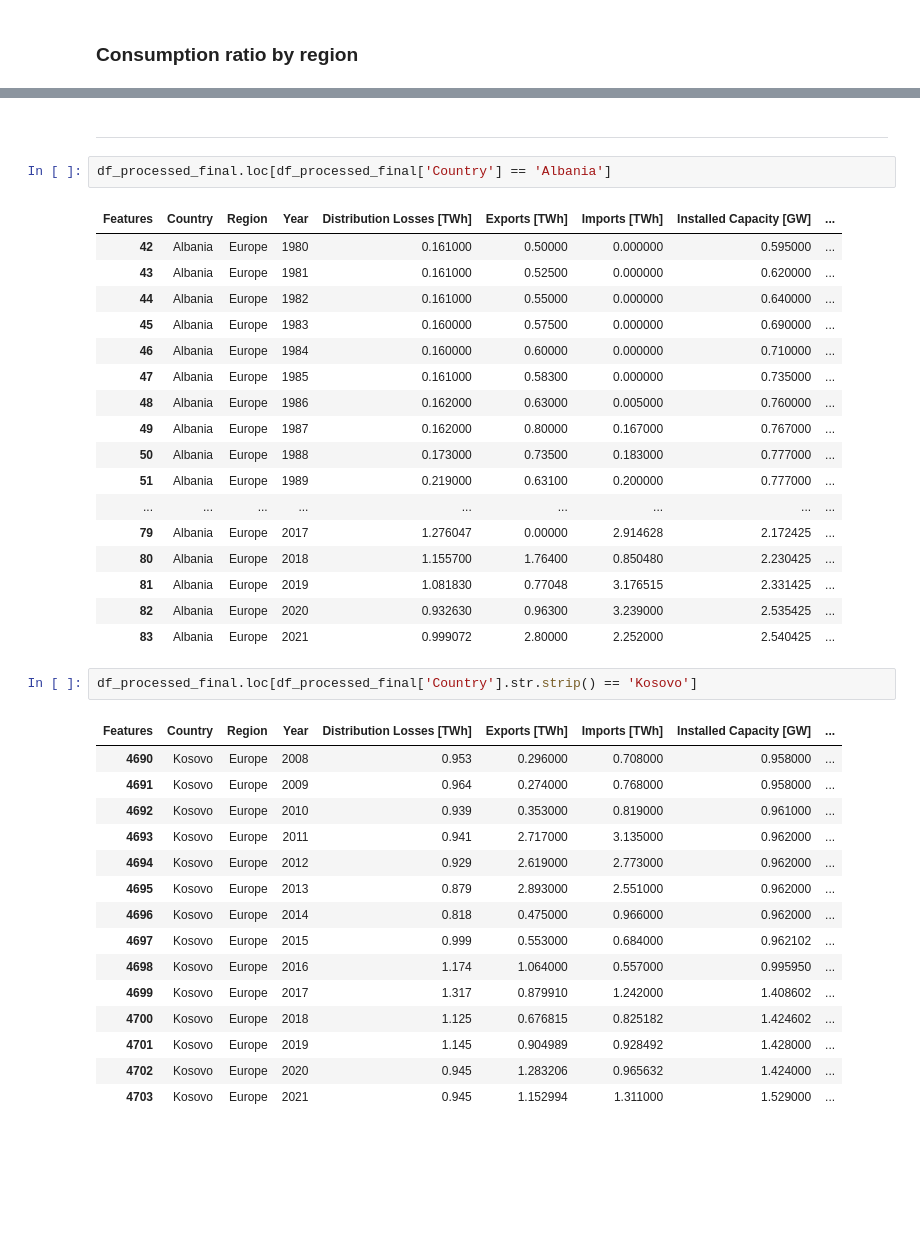
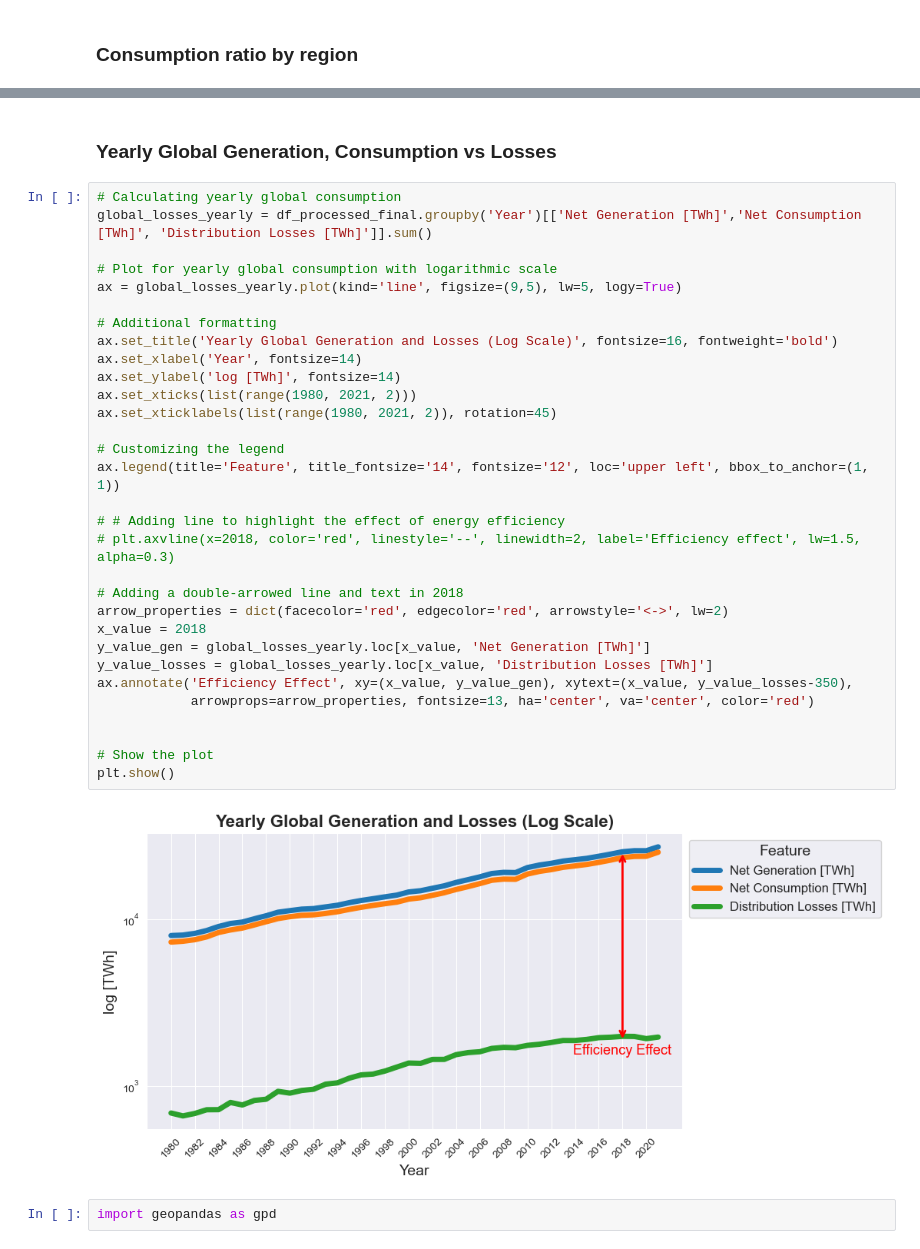
Before and after one commit to endritmustafa96/Global-Electricity-Consumption, a Jupyter notebook: 1. Notebook/Global_Electricity_Consumption.ipynb, the cells around one changed output, grey strips where cells are left out. Cells and saved outputs as stored; diff of their text form; blank space fills up the shorter version.

```diff
--- a/1. Notebook/Global_Electricity_Consumption.ipynb
+++ b/1. Notebook/Global_Electricity_Consumption.ipynb
@@ -538,40 +538,37 @@ plt.show()
-# %% [markdown]
----
-# %%
-df_processed_final.loc[df_processed_final['Country'] == 'Albania']
-# %% [output]
-| Features | Country | Region | Year | Distribution Losses [TWh] | Exports [TWh] | Imports [TWh] | Installed Capacity [GW] | ... |
-| 42 | Albania | Europe | 1980 | 0.161000 | 0.50000 | 0.000000 | 0.595000 | ... |
-| 43 | Albania | Europe | 1981 | 0.161000 | 0.52500 | 0.000000 | 0.620000 | ... |
-| 44 | Albania | Europe | 1982 | 0.161000 | 0.55000 | 0.000000 | 0.640000 | ... |
-| 45 | Albania | Europe | 1983 | 0.160000 | 0.57500 | 0.000000 | 0.690000 | ... |
-| 46 | Albania | Europe | 1984 | 0.160000 | 0.60000 | 0.000000 | 0.710000 | ... |
-| 47 | Albania | Europe | 1985 | 0.161000 | 0.58300 | 0.000000 | 0.735000 | ... |
-| 48 | Albania | Europe | 1986 | 0.162000 | 0.63000 | 0.005000 | 0.760000 | ... |
-| 49 | Albania | Europe | 1987 | 0.162000 | 0.80000 | 0.167000 | 0.767000 | ... |
-| 50 | Albania | Europe | 1988 | 0.173000 | 0.73500 | 0.183000 | 0.777000 | ... |
-| 51 | Albania | Europe | 1989 | 0.219000 | 0.63100 | 0.200000 | 0.777000 | ... |
-| ... | ... | ... | ... | ... | ... | ... | ... | ... |
-| 79 | Albania | Europe | 2017 | 1.276047 | 0.00000 | 2.914628 | 2.172425 | ... |
-| 80 | Albania | Europe | 2018 | 1.155700 | 1.76400 | 0.850480 | 2.230425 | ... |
-| 81 | Albania | Europe | 2019 | 1.081830 | 0.77048 | 3.176515 | 2.331425 | ... |
-| 82 | Albania | Europe | 2020 | 0.932630 | 0.96300 | 3.239000 | 2.535425 | ... |
-| 83 | Albania | Europe | 2021 | 0.999072 | 2.80000 | 2.252000 | 2.540425 | ... |
-# %%
-df_processed_final.loc[df_processed_final['Country'].str.strip() == 'Kosovo']
-# %% [output]
-| Features | Country | Region | Year | Distribution Losses [TWh] | Exports [TWh] | Imports [TWh] | Installed Capacity [GW] | ... |
-| 4690 | Kosovo | Europe | 2008 | 0.953 | 0.296000 | 0.708000 | 0.958000 | ... |
-| 4691 | Kosovo | Europe | 2009 | 0.964 | 0.274000 | 0.768000 | 0.958000 | ... |
-| 4692 | Kosovo | Europe | 2010 | 0.939 | 0.353000 | 0.819000 | 0.961000 | ... |
-| 4693 | Kosovo | Europe | 2011 | 0.941 | 2.717000 | 3.135000 | 0.962000 | ... |
-| 4694 | Kosovo | Europe | 2012 | 0.929 | 2.619000 | 2.773000 | 0.962000 | ... |
-| 4695 | Kosovo | Europe | 2013 | 0.879 | 2.893000 | 2.551000 | 0.962000 | ... |
-| 4696 | Kosovo | Europe | 2014 | 0.818 | 0.475000 | 0.966000 | 0.962000 | ... |
-| 4697 | Kosovo | Europe | 2015 | 0.999 | 0.553000 | 0.684000 | 0.962102 | ... |
-| 4698 | Kosovo | Europe | 2016 | 1.174 | 1.064000 | 0.557000 | 0.995950 | ... |
-| 4699 | Kosovo | Europe | 2017 | 1.317 | 0.879910 | 1.242000 | 1.408602 | ... |
-| 4700 | Kosovo | Europe | 2018 | 1.125 | 0.676815 | 0.825182 | 1.424602 | ... |
-| 4701 | Kosovo | Europe | 2019 | 1.145 | 0.904989 | 0.928492 | 1.428000 | ... |
-| 4702 | Kosovo | Europe | 2020 | 0.945 | 1.283206 | 0.965632 | 1.424000 | ... |
-| 4703 | Kosovo | Europe | 2021 | 0.945 | 1.152994 | 1.311000 | 1.529000 | ... |
+# %% [markdown]
+### Yearly Global Generation, Consumption vs Losses
+# %%
+# Calculating yearly global consumption
+global_losses_yearly = df_processed_final.groupby('Year')[['Net Generation [TWh]','Net Consumption [TWh]', 'Distribution Losses [TWh]']].sum()
+
+# Plot for yearly global consumption with logarithmic scale
+ax = global_losses_yearly.plot(kind='line', figsize=(9,5), lw=5, logy=True)
+
+# Additional formatting
+ax.set_title('Yearly Global Generation and Losses (Log Scale)', fontsize=16, fontweight='bold')
+ax.set_xlabel('Year', fontsize=14)
+ax.set_ylabel('log [TWh]', fontsize=14)
+ax.set_xticks(list(range(1980, 2021, 2)))
+ax.set_xticklabels(list(range(1980, 2021, 2)), rotation=45)
+
+# Customizing the legend
+ax.legend(title='Feature', title_fontsize='14', fontsize='12', loc='upper left', bbox_to_anchor=(1, 1))
+
+# # Adding line to highlight the effect of energy efficiency
+# plt.axvline(x=2018, color='red', linestyle='--', linewidth=2, label='Efficiency effect', lw=1.5, alpha=0.3)
+
+# Adding a double-arrowed line and text in 2018
+arrow_properties = dict(facecolor='red', edgecolor='red', arrowstyle='<->', lw=2)
+x_value = 2018
+y_value_gen = global_losses_yearly.loc[x_value, 'Net Generation [TWh]']
+y_value_losses = global_losses_yearly.loc[x_value, 'Distribution Losses [TWh]']
+ax.annotate('Efficiency Effect', xy=(x_value, y_value_gen), xytext=(x_value, y_value_losses-350),
+            arrowprops=arrow_properties, fontsize=13, ha='center', va='center', color='red')
+
+
+# Show the plot
+plt.show()
+# %% [output]
+[figure, added]
+# %%
+import geopandas as gpd
```
Also changed, not shown: parts of 14 cells of this notebook.
